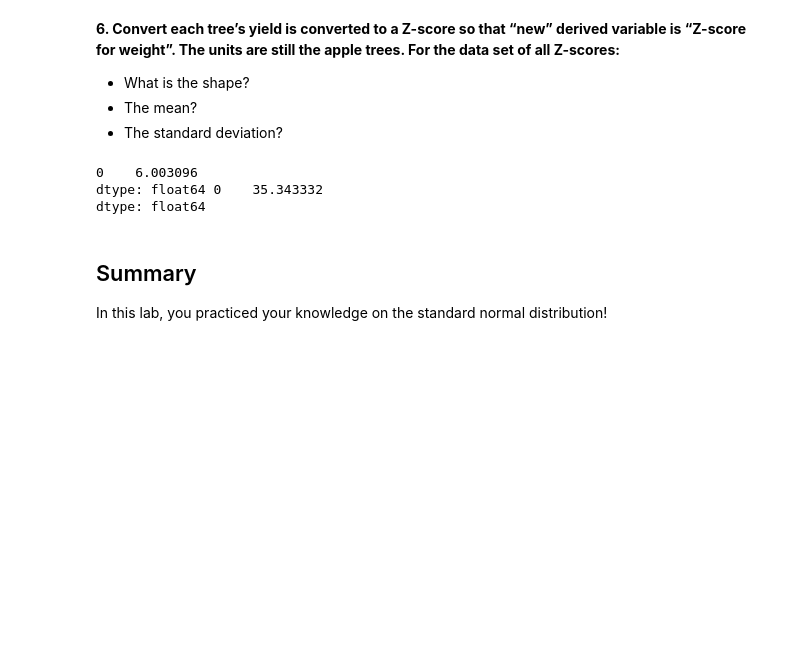
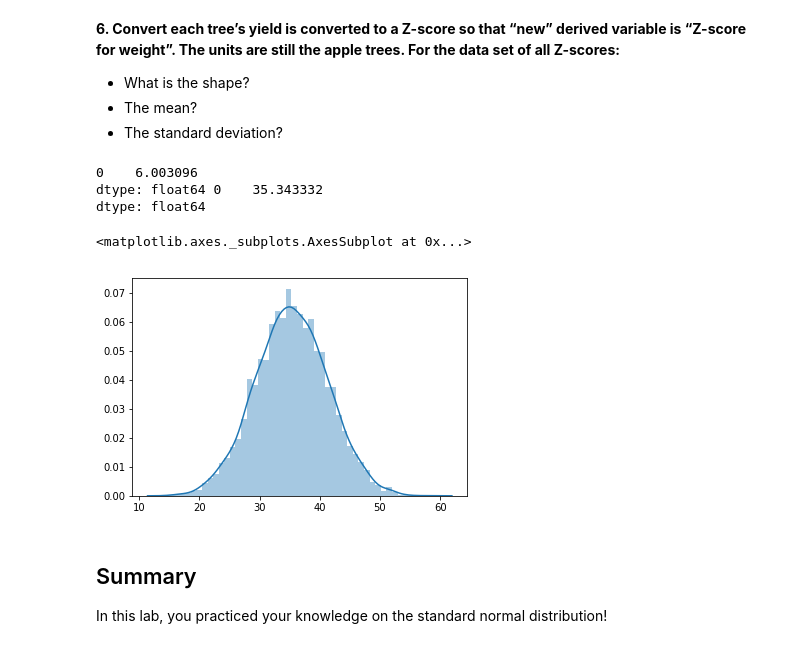
Before and after one commit to loisr/dsc-1-09-15-standard-normal-distribution-lab-nyc-ds-career-012819, a Jupyter notebook: index.ipynb, the cells around one changed output. Saved outputs shown, nothing was run; the diff lists cells and outputs as text; code cells hidden in the pictures; blank space fills up the shorter version.

```diff
--- a/index.ipynb
+++ b/index.ipynb
@@ -103,14 +103,16 @@ dtype: float64
 # %%
 # Give your solution here
 z_apples = (df - apple/sd)
 z_mean = np.mean(z_apples)
 z_sd = np.std(z_apples)
 print(z_sd, z_mean)
-sns.distplot(df)
+sns.distplot(z_apples)
 # %% [output]
 0    6.003096
 dtype: float64 0    35.343332
 dtype: float64
+<matplotlib.axes._subplots.AxesSubplot at 0x...>
+[figure, added]
 # %%
 # Your observations
 # %% [markdown]
```
